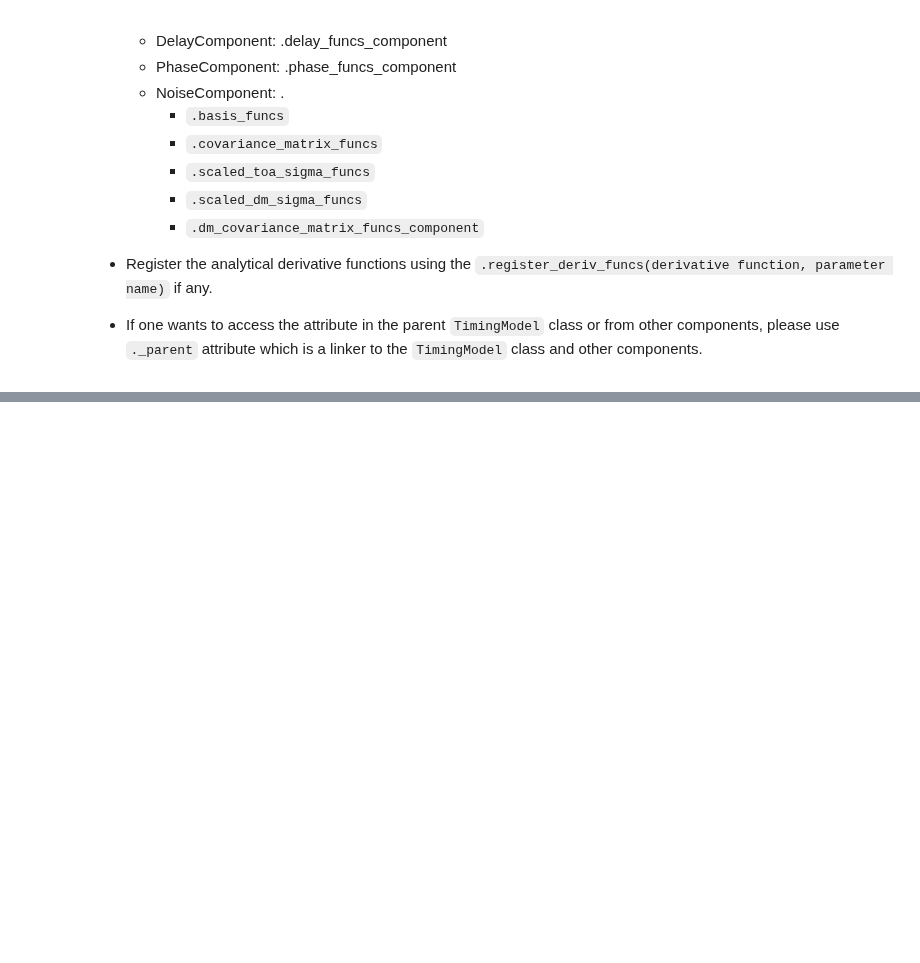
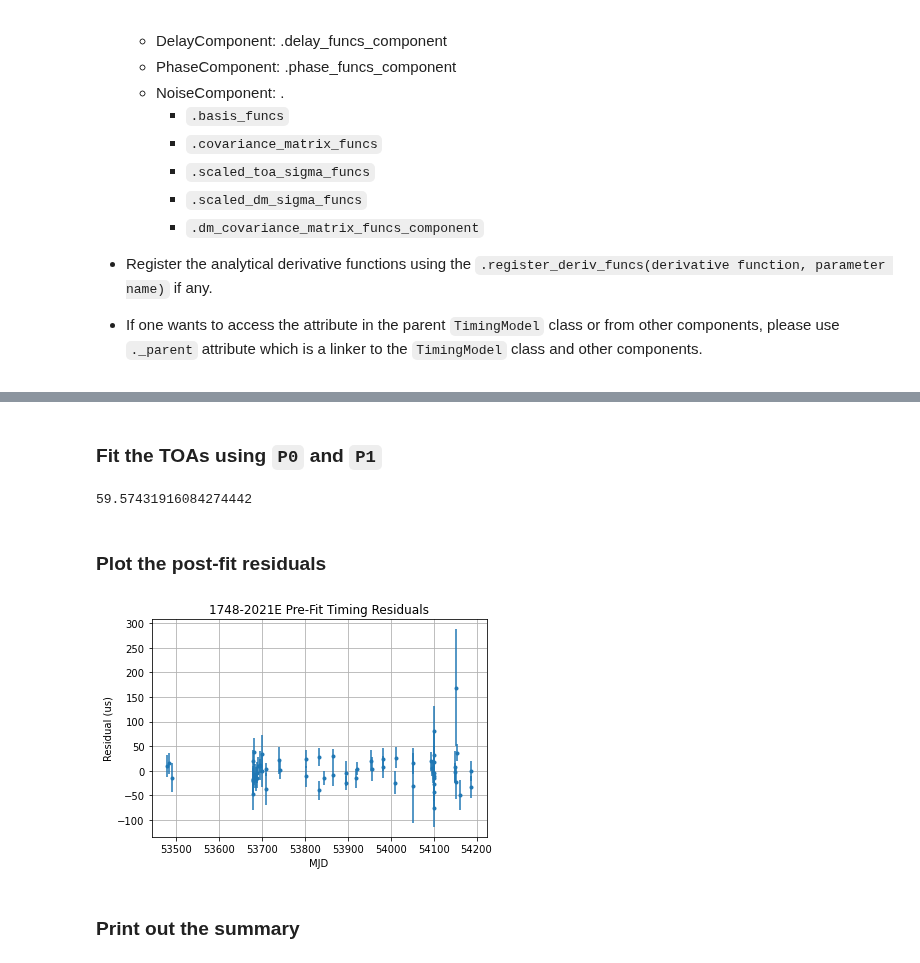
Before and after one commit to nanograv/PINT, a Jupyter notebook: docs/examples/How_to_build_a_timing_model_component.ipynb, the cells around one changed output, grey strips where cells are left out. Drawn from its saved outputs; the diff is of its cells as text; code cells hidden in the pictures; blank space fills up the shorter version.

```diff
--- a/docs/examples/How_to_build_a_timing_model_component.ipynb
+++ b/docs/examples/How_to_build_a_timing_model_component.ipynb
@@ -114,0 +254,23 @@ class PeriodSpindown(PhaseComponent):
+# %% [markdown]
+### Fit the TOAs using `P0` and `P1`
+# %%
+f.fit_toas()
+# %% [output]
+59.57431916084274442
+# %% [markdown]
+### Plot the post-fit residuals
+# %%
+plt.errorbar(
+    toas.get_mjds().value,
+    f.resids.time_resids.to_value(u.us),
+    yerr=toas.get_errors().to_value(u.us),
+    fmt=".",
+)
+plt.title("%s Pre-Fit Timing Residuals" % model.PSR.value)
+plt.xlabel("MJD")
+plt.ylabel("Residual (us)")
+plt.grid()
+# %% [output]
+[figure, added]
+# %% [markdown]
+### Print out the summary
```
Also changed, not shown: parts of 17 cells of this notebook.
